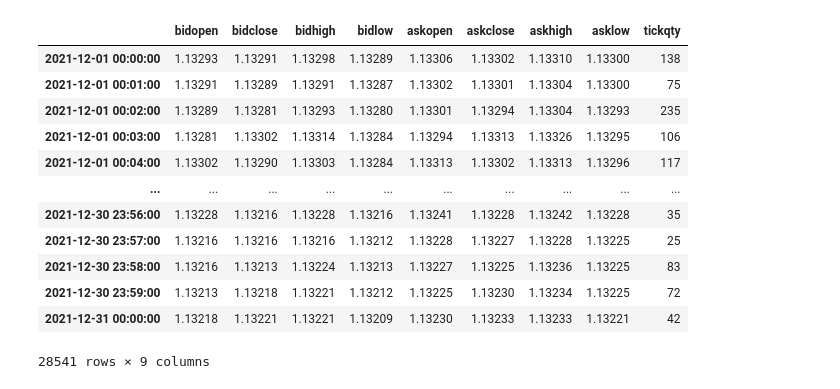
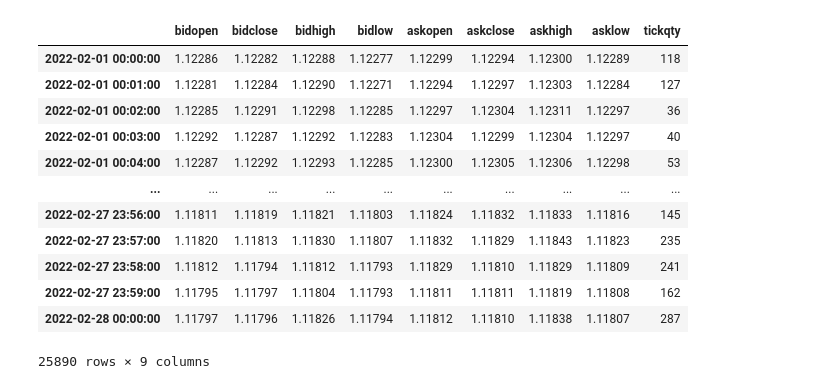
Before and after one commit to sonupal129/affinity, a Jupyter notebook: algo_test.ipynb, the cells around one changed output. Drawn from its saved outputs; the diff is of its cells as text; code cells hidden in the pictures.

```diff
--- a/algo_test.ipynb
+++ b/algo_test.ipynb
@@ -80,34 +44,34 @@ def arraySortedOrNot(arr):
 # %%
 from icecream import ic
 from datetime import datetime
 import pandas_ta as pta
-d1 = pd.read_csv("dec1.csv")
-d2 = pd.read_csv("dec2.csv")
-d3 = pd.read_csv("dec3.csv")
+d1 = pd.read_csv("feb1.csv")
+d2 = pd.read_csv("feb2.csv")
+d3 = pd.read_csv("feb3.csv")
 # d3 = pd.read_csv("second_jan.csv")
 frames = [d1,d2,d3]
 data = pd.concat(frames)
 data.index = data.date.values
 
 # # data = data.loc[(data["date"] > datetime.strptime("2022-01-05", "%Y-%m-%d"))]
 data = data.drop(["date"], axis=1)
 # data = data.iloc[40:3000] # 5831
 data
 # pd.DataFrame(index=data.date, data=data)
 # %% [output]
 |  | bidopen | bidclose | bidhigh | bidlow | askopen | askclose | askhigh | asklow | tickqty |
-| 2021-12-01 00:00:00 | 1.13293 | 1.13291 | 1.13298 | 1.13289 | 1.13306 | 1.13302 | 1.13310 | 1.13300 | 138 |
-| 2021-12-01 00:01:00 | 1.13291 | 1.13289 | 1.13291 | 1.13287 | 1.13302 | 1.13301 | 1.13304 | 1.13300 | 75 |
-| 2021-12-01 00:02:00 | 1.13289 | 1.13281 | 1.13293 | 1.13280 | 1.13301 | 1.13294 | 1.13304 | 1.13293 | 235 |
-| 2021-12-01 00:03:00 | 1.13281 | 1.13302 | 1.13314 | 1.13284 | 1.13294 | 1.13313 | 1.13326 | 1.13295 | 106 |
-| 2021-12-01 00:04:00 | 1.13302 | 1.13290 | 1.13303 | 1.13284 | 1.13313 | 1.13302 | 1.13313 | 1.13296 | 117 |
+| 2022-02-01 00:00:00 | 1.12286 | 1.12282 | 1.12288 | 1.12277 | 1.12299 | 1.12294 | 1.12300 | 1.12289 | 118 |
+| 2022-02-01 00:01:00 | 1.12281 | 1.12284 | 1.12290 | 1.12271 | 1.12294 | 1.12297 | 1.12303 | 1.12284 | 127 |
+| 2022-02-01 00:02:00 | 1.12285 | 1.12291 | 1.12298 | 1.12285 | 1.12297 | 1.12304 | 1.12311 | 1.12297 | 36 |
+| 2022-02-01 00:03:00 | 1.12292 | 1.12287 | 1.12292 | 1.12283 | 1.12304 | 1.12299 | 1.12304 | 1.12297 | 40 |
+| 2022-02-01 00:04:00 | 1.12287 | 1.12292 | 1.12293 | 1.12285 | 1.12300 | 1.12305 | 1.12306 | 1.12298 | 53 |
 | ... | ... | ... | ... | ... | ... | ... | ... | ... | ... |
-| 2021-12-30 23:56:00 | 1.13228 | 1.13216 | 1.13228 | 1.13216 | 1.13241 | 1.13228 | 1.13242 | 1.13228 | 35 |
-| 2021-12-30 23:57:00 | 1.13216 | 1.13216 | 1.13216 | 1.13212 | 1.13228 | 1.13227 | 1.13228 | 1.13225 | 25 |
-| 2021-12-30 23:58:00 | 1.13216 | 1.13213 | 1.13224 | 1.13213 | 1.13227 | 1.13225 | 1.13236 | 1.13225 | 83 |
-| 2021-12-30 23:59:00 | 1.13213 | 1.13218 | 1.13221 | 1.13212 | 1.13225 | 1.13230 | 1.13234 | 1.13225 | 72 |
-| 2021-12-31 00:00:00 | 1.13218 | 1.13221 | 1.13221 | 1.13209 | 1.13230 | 1.13233 | 1.13233 | 1.13221 | 42 |
+| 2022-02-27 23:56:00 | 1.11811 | 1.11819 | 1.11821 | 1.11803 | 1.11824 | 1.11832 | 1.11833 | 1.11816 | 145 |
+| 2022-02-27 23:57:00 | 1.11820 | 1.11813 | 1.11830 | 1.11807 | 1.11832 | 1.11829 | 1.11843 | 1.11823 | 235 |
+| 2022-02-27 23:58:00 | 1.11812 | 1.11794 | 1.11812 | 1.11793 | 1.11829 | 1.11810 | 1.11829 | 1.11809 | 241 |
+| 2022-02-27 23:59:00 | 1.11795 | 1.11797 | 1.11804 | 1.11793 | 1.11811 | 1.11811 | 1.11819 | 1.11808 | 162 |
+| 2022-02-28 00:00:00 | 1.11797 | 1.11796 | 1.11826 | 1.11794 | 1.11812 | 1.11810 | 1.11838 | 1.11807 | 287 |
-28541 rows × 9 columns
+25890 rows × 9 columns
 # %%
 # import ta
 # from ta.trend import *
```
Also changed, not shown: parts of 22 cells of this notebook, 3 other files.
